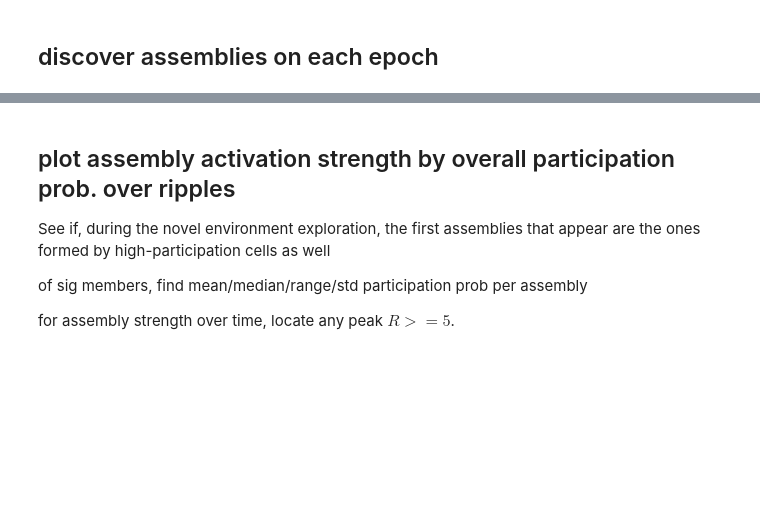
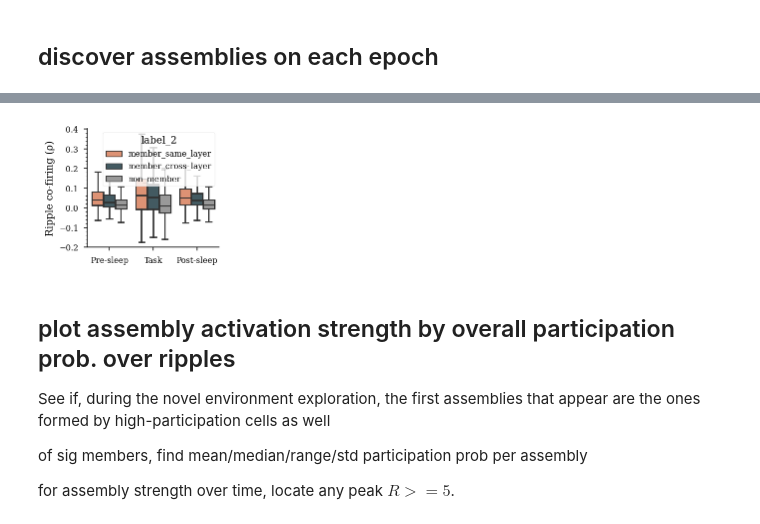
Before and after one commit to ryanharvey1/ripple_heterogeneity, a Jupyter notebook: python/notebooks/assembly_pre_task_post.ipynb, the cells around one changed output, grey strips where cells are left out. Drawn from its saved outputs; the diff is of its cells as text; code cells hidden in the pictures; blank space fills up the shorter version.

```diff
--- a/python/notebooks/assembly_pre_task_post.ipynb
+++ b/python/notebooks/assembly_pre_task_post.ipynb
@@ -72,0 +291,14 @@ assembly_individual_epochs.assembly_run(df,save_path,parallel=True)
+# %%
+corr_df['label_2'] = 'unknown'
+idx = (corr_df.label == 'member_deep') | (corr_df.label == 'member_sup')
+corr_df.loc[idx,'label_2'] = 'member_same_layer'
+
+idx = (corr_df.label == 'member_deep_sup')
+corr_df.loc[idx,'label_2'] = 'member_cross_layer'
+
+idx = (corr_df.label == 'non_member_deep') | (corr_df.label == 'non_member_sup') | (corr_df.label == 'non_member_deep_sup')
+corr_df.loc[idx,'label_2'] = 'non_member'
+# %%
+corr_df.loc[corr_df.epoch == 0,"epoch_name"] = "Pre-sleep"
+corr_df.loc[corr_df.epoch == 1,"epoch_name"] = "Task"
+corr_df.loc[corr_df.epoch == 2,"epoch_name"] = "Post-sleep"
@@ -73,3 +309,36 @@ assembly_individual_epochs.assembly_run(df,save_path,parallel=True)
+# %%
+w, h = functions.set_size("thesis", fraction=0.4, subplots=(1.5, 1))
+
+fig, ax = plt.subplots(figsize=(w, h), edgecolor=None)
+axs = plt.gca()
+
+group_colors = {"member_same_layer": '#ef8a62',
+            'member_cross_layer': '#3e5d66',
+            "non_member": '#999999'}
+sns.set_palette(sns.color_palette(group_colors.values()))
+
+sns.boxplot(
+    x="epoch_name",
+    y="rho",
+    hue="label_2",
+    hue_order=group_colors.keys(),
+    data=corr_df,
+    fliersize=0.5,
+    showfliers=False
+)
+
+right_side = axs.spines["right"]
+right_side.set_visible(False)
+top_side = axs.spines["top"]
+top_side.set_visible(False)
+axs.yaxis.set_minor_locator(AutoMinorLocator())
+
+axs.set_ylabel('Ripple co-firing (ρ)')
+axs.set_xlabel('')
+
+plt.savefig(os.path.join(fig_save_path,'assembly_member_correlation_pre_task_post.svg'),dpi=300,bbox_inches='tight')
+# %% [output]
+[figure, added]
 # %% [markdown]
 ## plot assembly activation strength by overall participation prob. over ripples
 
```
Also changed, not shown: parts of 14 cells of this notebook.
